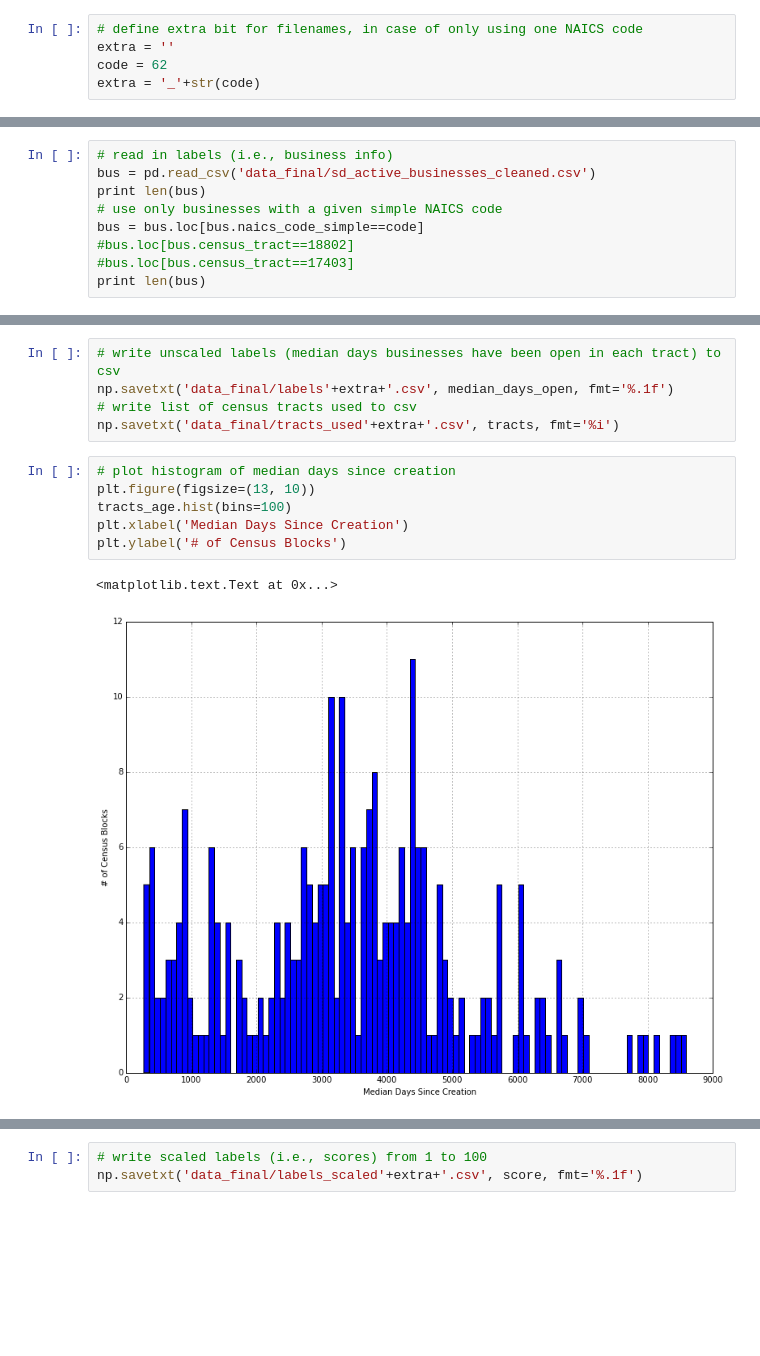
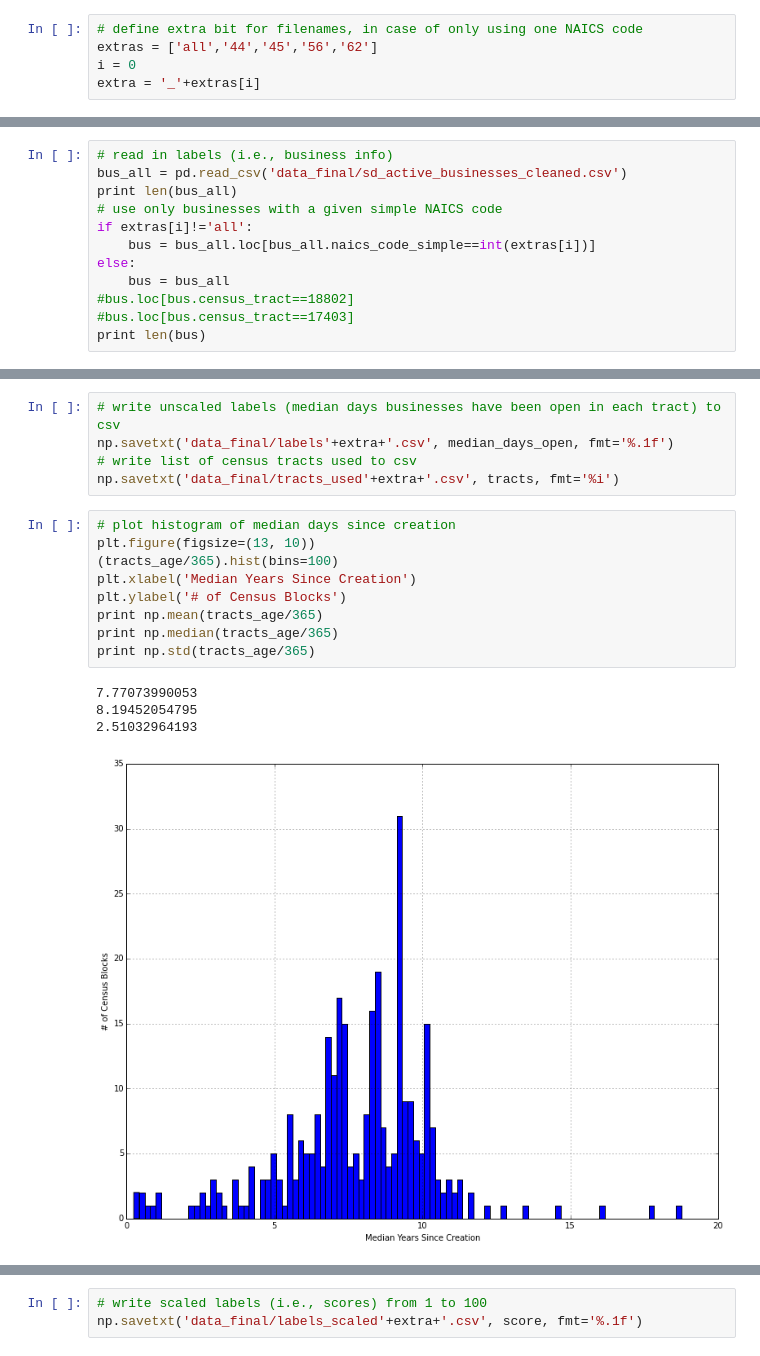
Before and after one commit to jmsilverman/insight_project, a Jupyter notebook: build_features_labels.ipynb, the cells around one changed output, grey strips where cells are left out. Saved outputs shown, nothing was run; the diff lists cells and outputs as text; blank space fills up the shorter version.

Commit message:
now calculating scores for all tracts even if using a specific NAICS code

```diff
--- a/build_features_labels.ipynb
+++ b/build_features_labels.ipynb
@@ -15,17 +15,20 @@ from sklearn import preprocessing
 %matplotlib inline
 # %%
 # define extra bit for filenames, in case of only using one NAICS code
-extra = ''
-code = 62
-extra = '_'+str(code)
+extras = ['all','44','45','56','62']
+i = 0
+extra = '_'+extras[i]
 # %% [markdown]
 ## Labels
 # %%
 # read in labels (i.e., business info)
-bus = pd.read_csv('data_final/sd_active_businesses_cleaned.csv')
-print len(bus)
+bus_all = pd.read_csv('data_final/sd_active_businesses_cleaned.csv')
+print len(bus_all)
 # use only businesses with a given simple NAICS code
-bus = bus.loc[bus.naics_code_simple==code]
+if extras[i]!='all':
+    bus = bus_all.loc[bus_all.naics_code_simple==int(extras[i])]
+else:
+    bus = bus_all
 #bus.loc[bus.census_tract==18802]
 #bus.loc[bus.census_tract==17403]
 print len(bus)
@@ -53,12 +58,17 @@ np.savetxt('data_final/tracts_used'+extra+'.csv', tracts, fmt='%i')
 # %%
 # plot histogram of median days since creation
 plt.figure(figsize=(13, 10))
-tracts_age.hist(bins=100)
-plt.xlabel('Median Days Since Creation')
+(tracts_age/365).hist(bins=100)
+plt.xlabel('Median Years Since Creation')
 plt.ylabel('# of Census Blocks')
+print np.mean(tracts_age/365)
+print np.median(tracts_age/365)
+print np.std(tracts_age/365)
 # %% [output]
-<matplotlib.text.Text at 0x...>
+7.77073990053
+8.19452054795
+2.51032964193
-[figure, old version]
+[figure, new version]
 # %%
 # feature scale min,max to 1,100
 score = 100*((median_days_open - np.min(median_days_open)) / \
```
Also changed, not shown: parts of 7 cells of this notebook, 6 other files.
